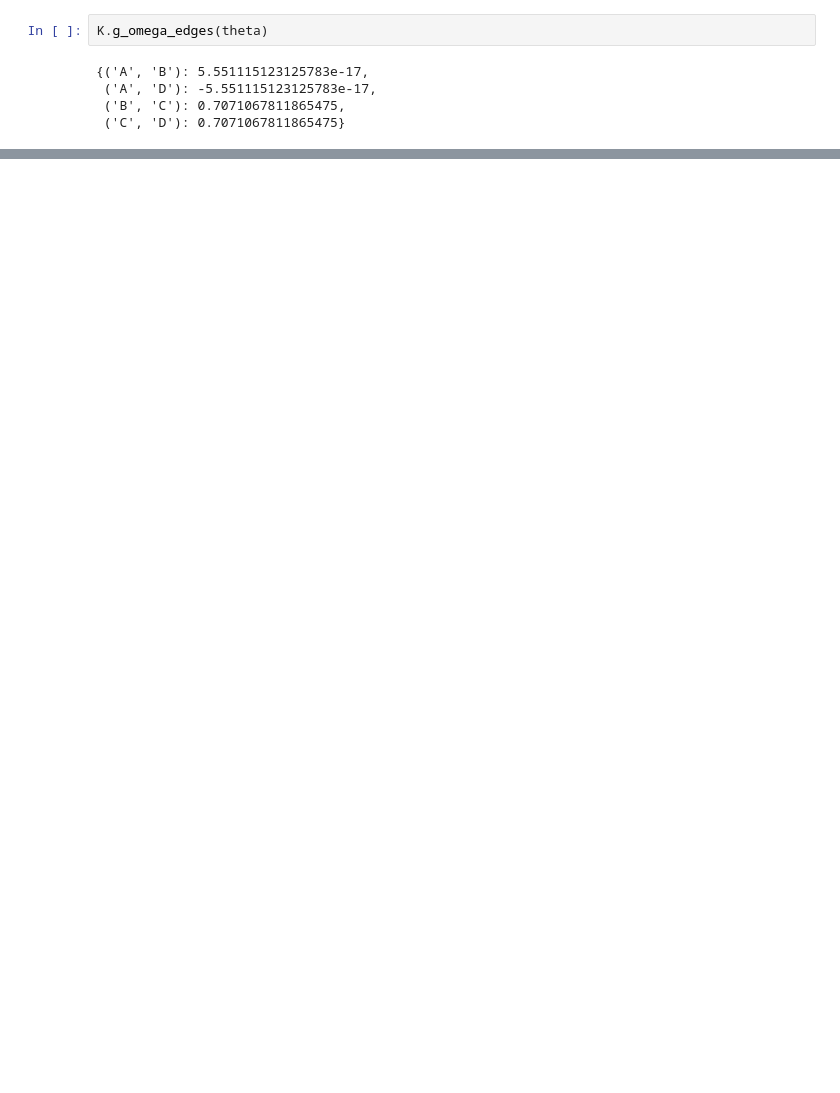
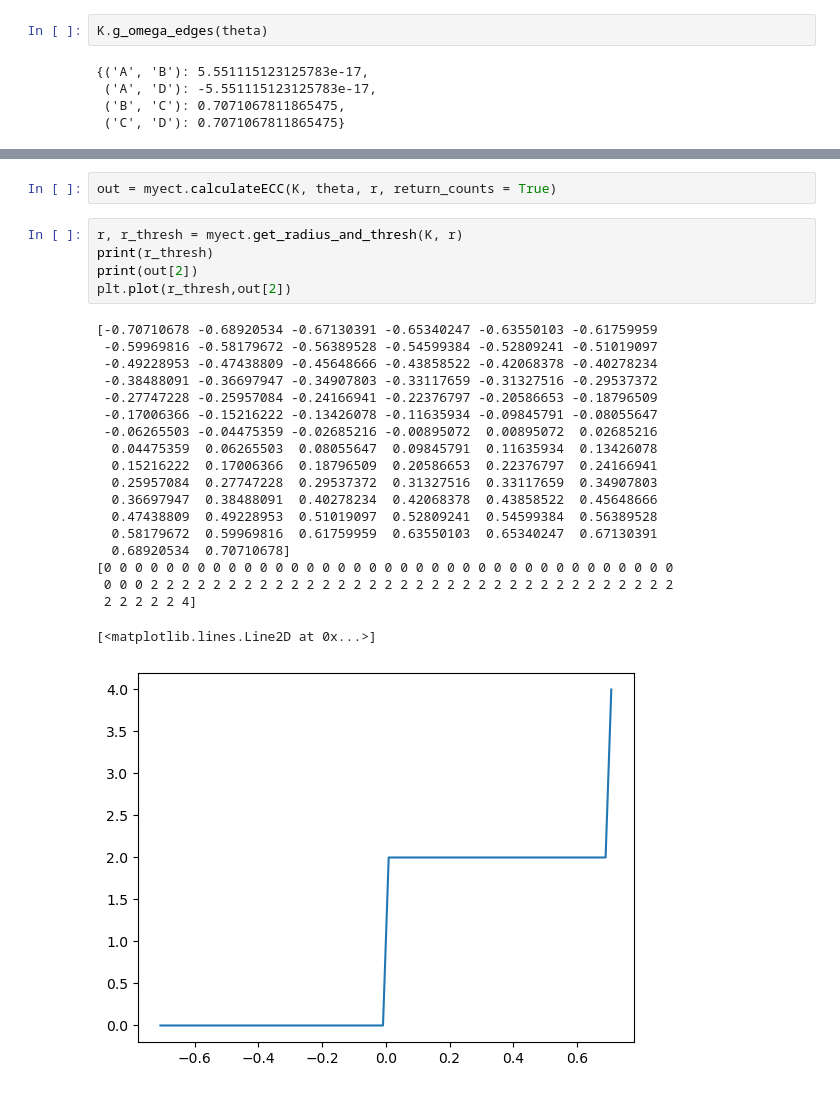
Before and after one commit to MunchLab/ect, a Jupyter notebook: doc_source/notebooks/Tutorial-ECT_for_CW_Complexes.ipynb, the cells around one changed output, grey strips where cells are left out. Saved outputs shown, nothing was run; the diff lists cells and outputs as text; blank space fills up the shorter version.

```diff
--- a/doc_source/notebooks/Tutorial-ECT_for_CW_Complexes.ipynb
+++ b/doc_source/notebooks/Tutorial-ECT_for_CW_Complexes.ipynb
@@ -143,0 +143,27 @@ AttributeError: 'EmbeddedCW' object has no attribute 'get_sorted_edges'
+# %%
+out = myect.calculateECC(K, theta, r, return_counts = True)
+# %%
+r, r_thresh = myect.get_radius_and_thresh(K, r)
+print(r_thresh)
+print(out[2])
+plt.plot(r_thresh,out[2])
+# %% [output]
+[-0.70710678 -0.68920534 -0.67130391 -0.65340247 -0.63550103 -0.61759959
+ -0.59969816 -0.58179672 -0.56389528 -0.54599384 -0.52809241 -0.51019097
+ -0.49228953 -0.47438809 -0.45648666 -0.43858522 -0.42068378 -0.40278234
+ -0.38488091 -0.36697947 -0.34907803 -0.33117659 -0.31327516 -0.29537372
+ -0.27747228 -0.25957084 -0.24166941 -0.22376797 -0.20586653 -0.18796509
+ -0.17006366 -0.15216222 -0.13426078 -0.11635934 -0.09845791 -0.08055647
+ -0.06265503 -0.04475359 -0.02685216 -0.00895072  0.00895072  0.02685216
+  0.04475359  0.06265503  0.08055647  0.09845791  0.11635934  0.13426078
+  0.15216222  0.17006366  0.18796509  0.20586653  0.22376797  0.24166941
+  0.25957084  0.27747228  0.29537372  0.31327516  0.33117659  0.34907803
+  0.36697947  0.38488091  0.40278234  0.42068378  0.43858522  0.45648666
+  0.47438809  0.49228953  0.51019097  0.52809241  0.54599384  0.56389528
+  0.58179672  0.59969816  0.61759959  0.63550103  0.65340247  0.67130391
+  0.68920534  0.70710678]
+[0 0 0 0 0 0 0 0 0 0 0 0 0 0 0 0 0 0 0 0 0 0 0 0 0 0 0 0 0 0 0 0 0 0 0 0 0
+ 0 0 0 2 2 2 2 2 2 2 2 2 2 2 2 2 2 2 2 2 2 2 2 2 2 2 2 2 2 2 2 2 2 2 2 2 2
+ 2 2 2 2 2 4]
+[<matplotlib.lines.Line2D at 0x...>]
+[figure, added]
```
Also changed, not shown: parts of 13 cells of this notebook, 29 other files.
